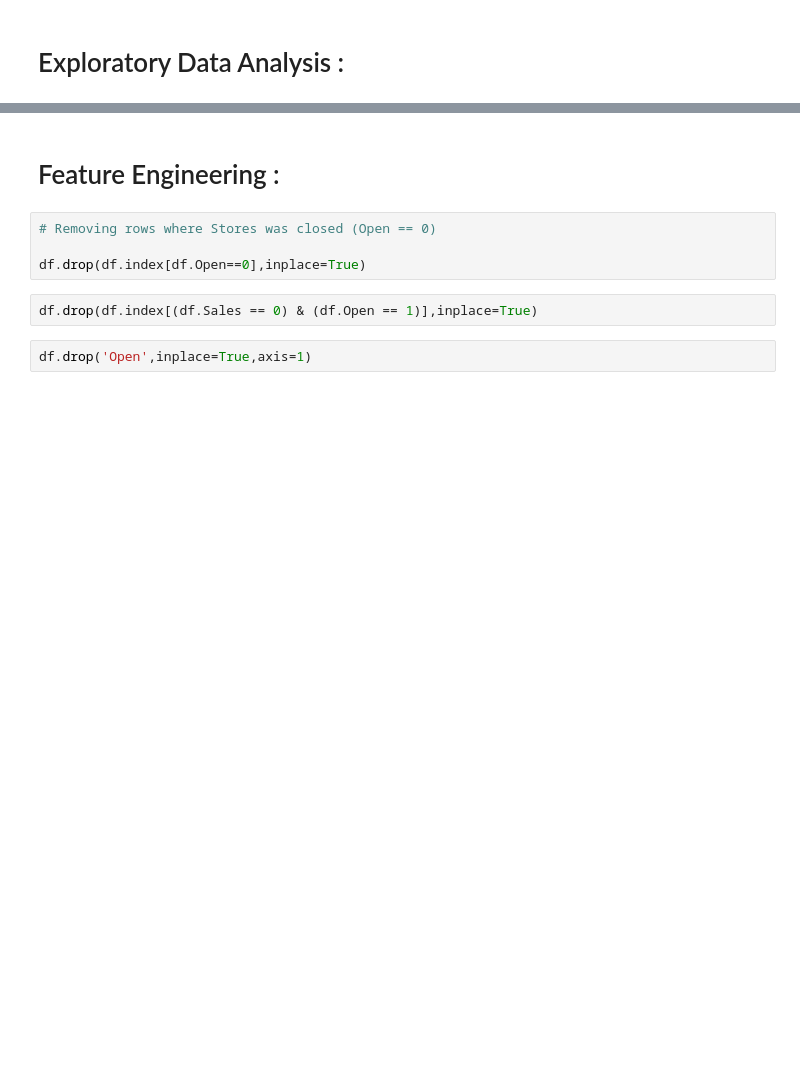
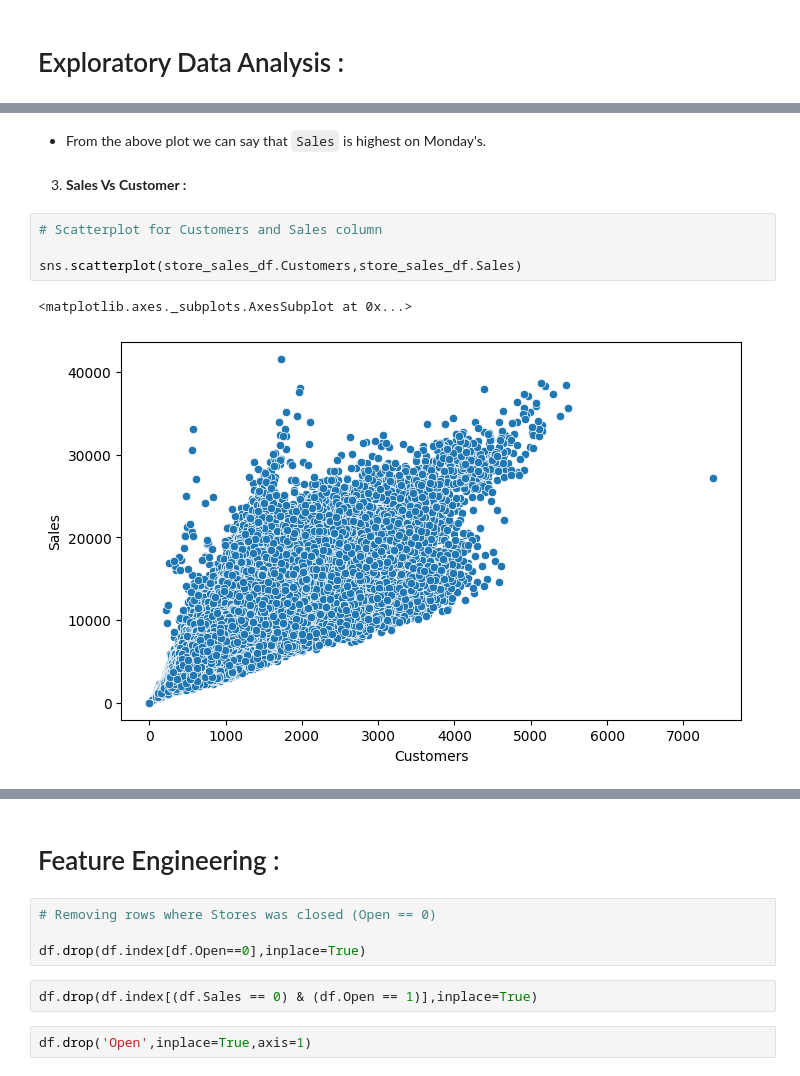
Before and after one commit to ansonsibi1/Anson-Sibi-M4W3_Rossmann_Sales_Prediction_Capstone_Project, a Jupyter notebook: Team_KASAR_Anson_Sibi_M4W3_Rossmann_Sales_Prediction_Capstone_Project.ipynb, the cells around one changed output, grey strips where cells are left out. Saved outputs shown, nothing was run; the diff lists cells and outputs as text; blank space fills up the shorter version.

```diff
--- a/Team_KASAR_Anson_Sibi_M4W3_Rossmann_Sales_Prediction_Capstone_Project.ipynb
+++ b/Team_KASAR_Anson_Sibi_M4W3_Rossmann_Sales_Prediction_Capstone_Project.ipynb
@@ -457,0 +541,11 @@ sns.scatterplot(df.Store,df.Sales,hue=df.Promo)
+# %% [markdown]
+* From the above plot we can say that `Sales` is highest on Monday's.
+# %% [markdown]
+3. **Sales Vs Customer :**
+# %%
+# Scatterplot for Customers and Sales column
+
+sns.scatterplot(store_sales_df.Customers,store_sales_df.Sales)
+# %% [output]
+<matplotlib.axes._subplots.AxesSubplot at 0x...>
+[figure, added]
```
Also changed, not shown: parts of 219 cells of this notebook.
